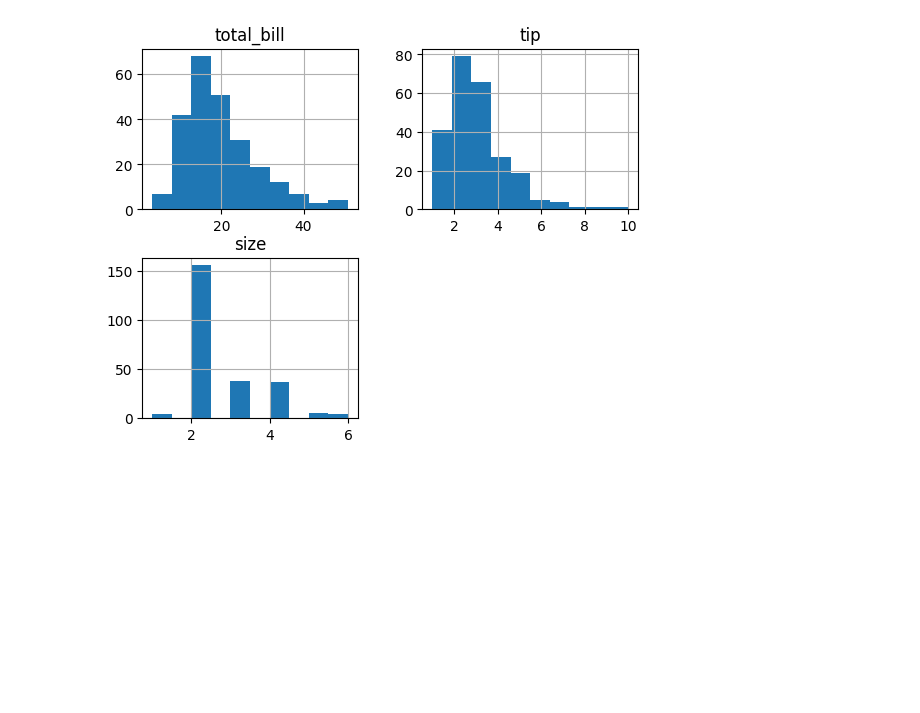
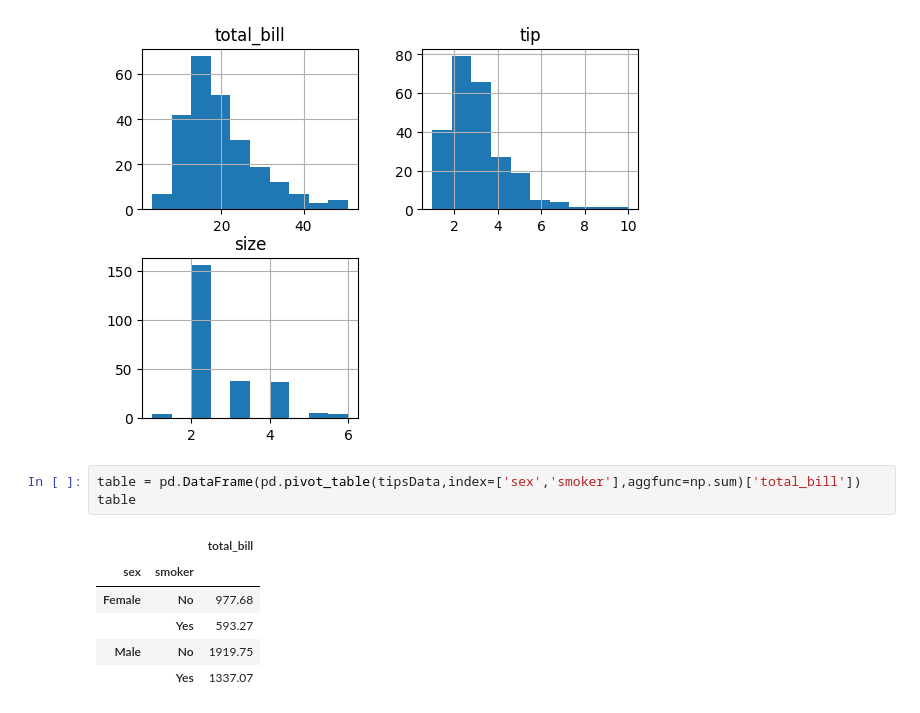
Before and after one commit to 9tee1/TDA, a Jupyter notebook: Lessons/lesson_5_pandas.ipynb, the cells around one changed output. Saved outputs shown, nothing was run; the diff lists cells and outputs as text; blank space fills up the shorter version.

```diff
--- a/Lessons/lesson_5_pandas.ipynb
+++ b/Lessons/lesson_5_pandas.ipynb
@@ -326,3 +326,13 @@ tipsData.hist()
 fig.tight_layout()
 # %% [output]
 [figure]
+# %%
+table = pd.DataFrame(pd.pivot_table(tipsData,index=['sex','smoker'],aggfunc=np.sum)['total_bill'])
+table
+# %% [output]
+|  |  | total_bill |
+| sex | smoker |  |
+| Female | No | 977.68 |
+|  | Yes | 593.27 |
+| Male | No | 1919.75 |
+|  | Yes | 1337.07 |
```
Also changed, not shown: 22 other files.
